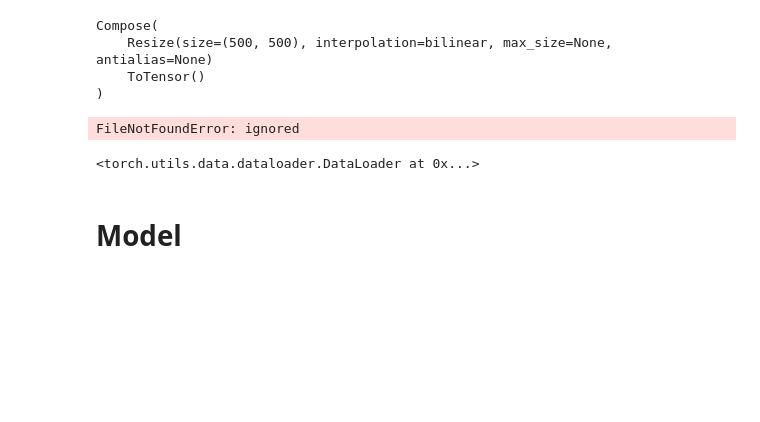
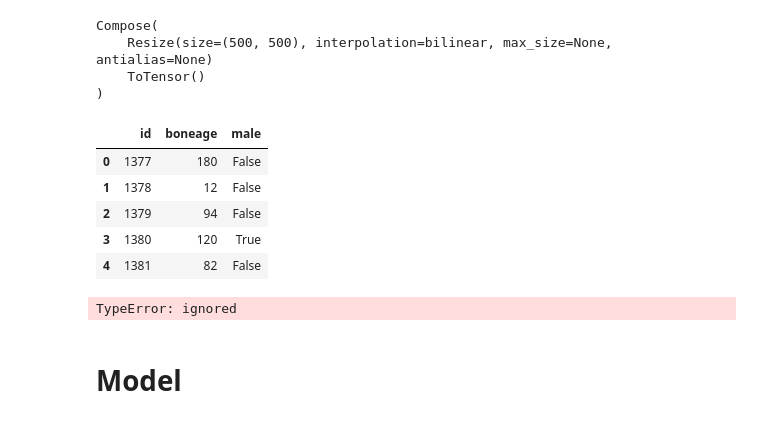
Before and after one commit to kittimaxz/Project_BoneAge, a Jupyter notebook: Model_Regression.ipynb, the cells around one changed output. Saved outputs shown, nothing was run; the diff lists cells and outputs as text; code cells hidden in the pictures; blank space fills up the shorter version.

Commit message:
errorrr

```diff
--- a/Model_Regression.ipynb
+++ b/Model_Regression.ipynb
@@ -267,12 +267,22 @@ Compose(
     Resize(size=(500, 500), interpolation=bilinear, max_size=None, antialias=None)
     ToTensor()
 )
-# %%
-train_data = torchvision.datasets.ImageFolder(train_dir , transform=train_transform)
-# %% [output]
-FileNotFoundError: ignored
-# %%
-trainloader = torch.utils.data.DataLoader(train_dataset, batch_size=32)
-trainloader
-# %% [output]
-<torch.utils.data.dataloader.DataLoader at 0x...>
+# %%
+import os
+os.getcwd()
+# place the files in your IDE working dicrectory .
+train = pd.read_csv(r'/content/drive/My Drive/Project_Boneage/train.csv')
+validation = pd.read_csv(r'/content/drive/My Drive/Project_Boneage/validation.csv')
+test = pd.read_csv(r'/content/drive/My Drive/Project_Boneage/boneage-test-dataset.csv')
+train_path = r'/content/drive/My Drive/Project_Boneage/boneage_training_dataset'
+validation_path = r'/content/drive/My Drive/Project_Boneage/boneage_validation_dataset'
+test_path = r'/content/drive/My Drive/Project_Boneage/boneage-test-dataset'
+# %%
+train.head()
+# %% [output]
+|  | id | boneage | male |
+| 0 | 1377 | 180 | False |
+| 1 | 1378 | 12 | False |
+| 2 | 1379 | 94 | False |
+| 3 | 1380 | 120 | True |
+| 4 | 1381 | 82 | False |
@@ -279,3 +311,9 @@ trainloader
+# %%
+train_data = BoneDataset(train, train_path, train_transform )
+valid_data = BoneDataset(validation, train_path, validation_transform )
+test_data = BoneDataset(test, test_path, test_transform )
+# %% [output]
+TypeError: ignored
 # %% [markdown]
 # Model
 # %% [markdown]
```
Also changed, not shown: parts of 8 cells of this notebook.
